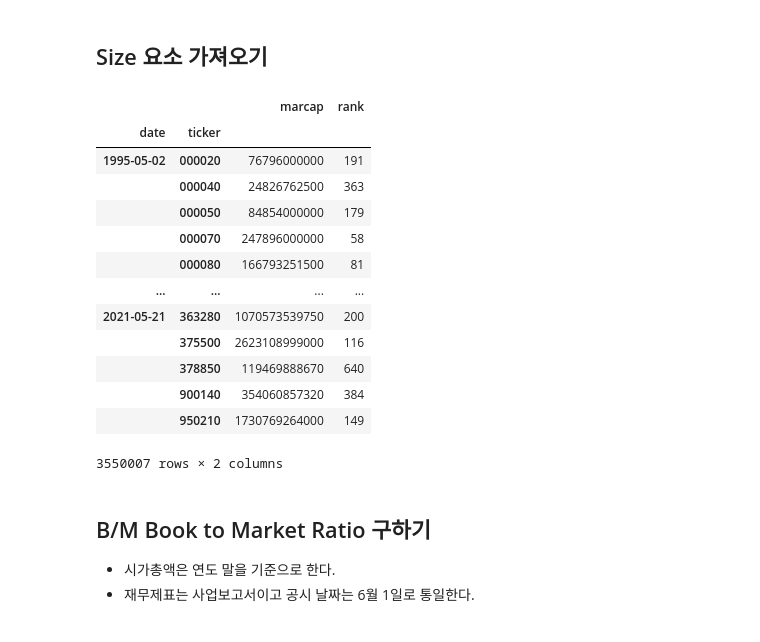
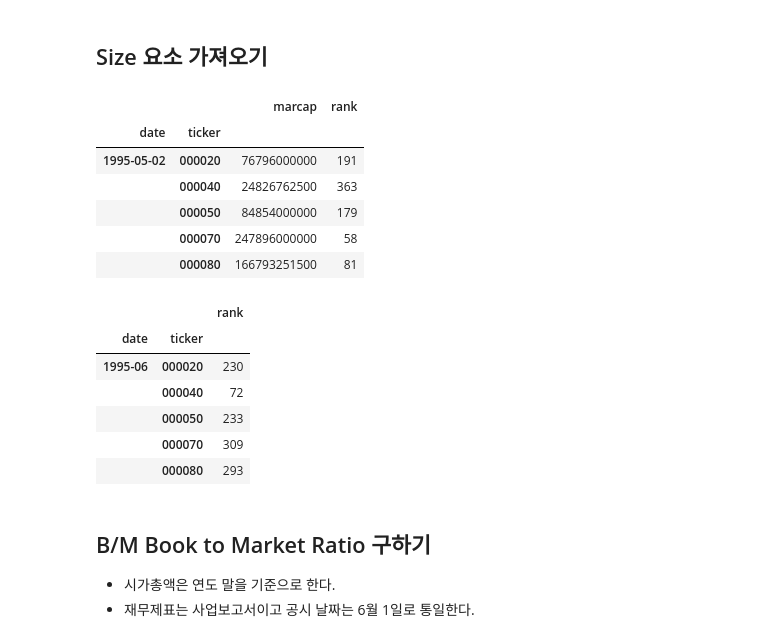
Before and after one commit to Hertz-and-Alpha/machine-learning-for-trading-korea-stock, a Jupyter notebook: data/create_fama_french_kospi.ipynb, the cells around one changed output. Drawn from its saved outputs; the diff is of its cells as text; code cells hidden in the pictures.

Commit message:
Add classify Size Factor quantile

```diff
--- a/data/create_fama_french_kospi.ipynb
+++ b/data/create_fama_french_kospi.ipynb
@@ -29,21 +40,24 @@ size_factor = size_factor.astype('int64')
 # %%
 # 일자별 시가총액 순위 데이터
-size_factor
+size_factor.head(5)
 # %% [output]
 |  |  | marcap | rank |
 | date | ticker |  |  |
 | 1995-05-02 | 000020 | 76796000000 | 191 |
 |  | 000040 | 24826762500 | 363 |
 |  | 000050 | 84854000000 | 179 |
 |  | 000070 | 247896000000 | 58 |
 |  | 000080 | 166793251500 | 81 |
-| ... | ... | ... | ... |
-| 2021-05-21 | 363280 | 1070573539750 | 200 |
-|  | 375500 | 2623108999000 | 116 |
-|  | 378850 | 119469888670 | 640 |
-|  | 900140 | 354060857320 | 384 |
-|  | 950210 | 1730769264000 | 149 |
-3550007 rows × 2 columns
+# %%
+six_month_rank.head(5)
+# %% [output]
+|  |  | rank |
+| date | ticker |  |
+| 1995-06 | 000020 | 230 |
+|  | 000040 | 72 |
+|  | 000050 | 233 |
+|  | 000070 | 309 |
+|  | 000080 | 293 |
 # %% [markdown]
 ## B/M Book to Market Ratio 구하기
 - 시가총액은 연도 말을 기준으로 한다.
```
Also changed, not shown: parts of 23 cells of this notebook.
